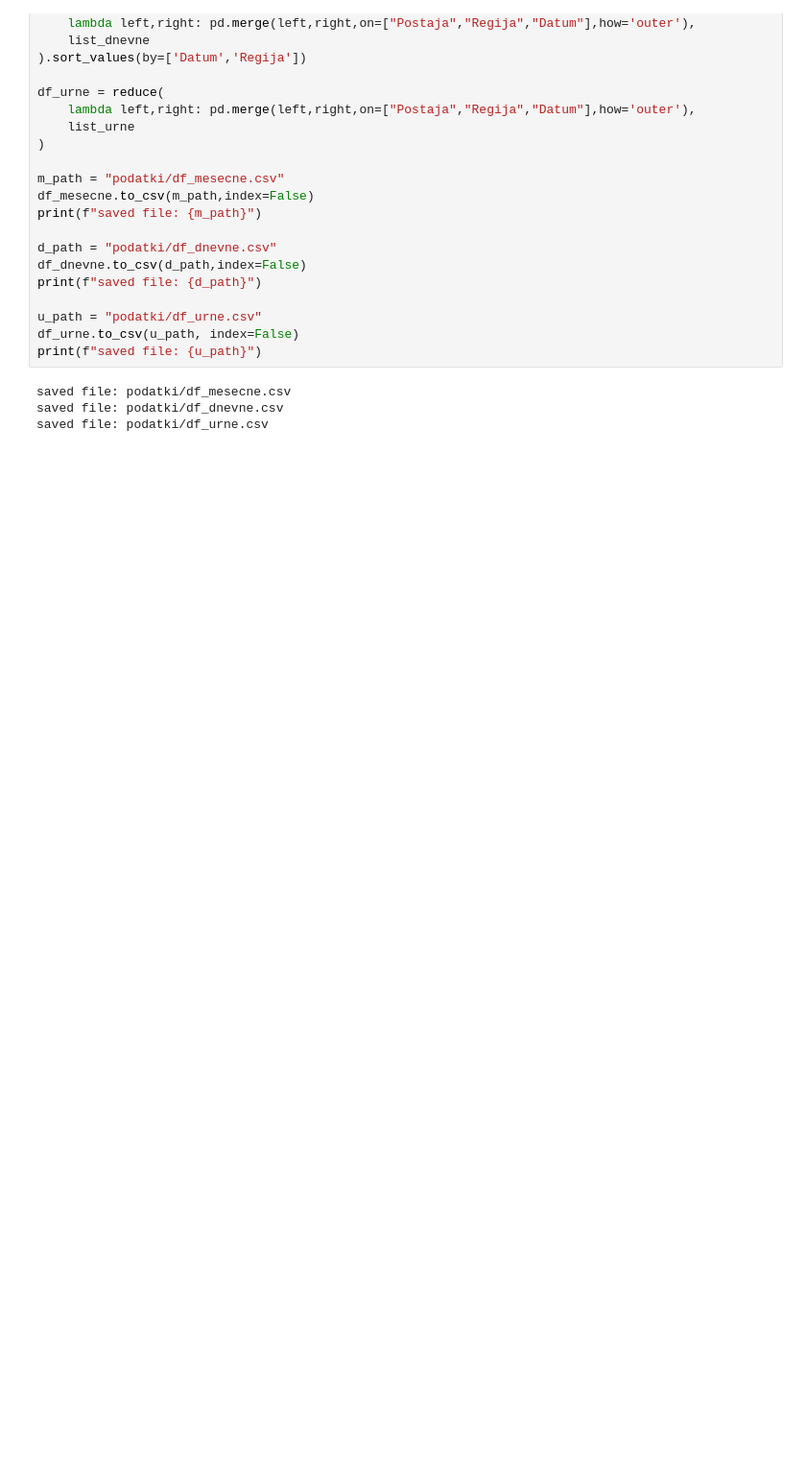
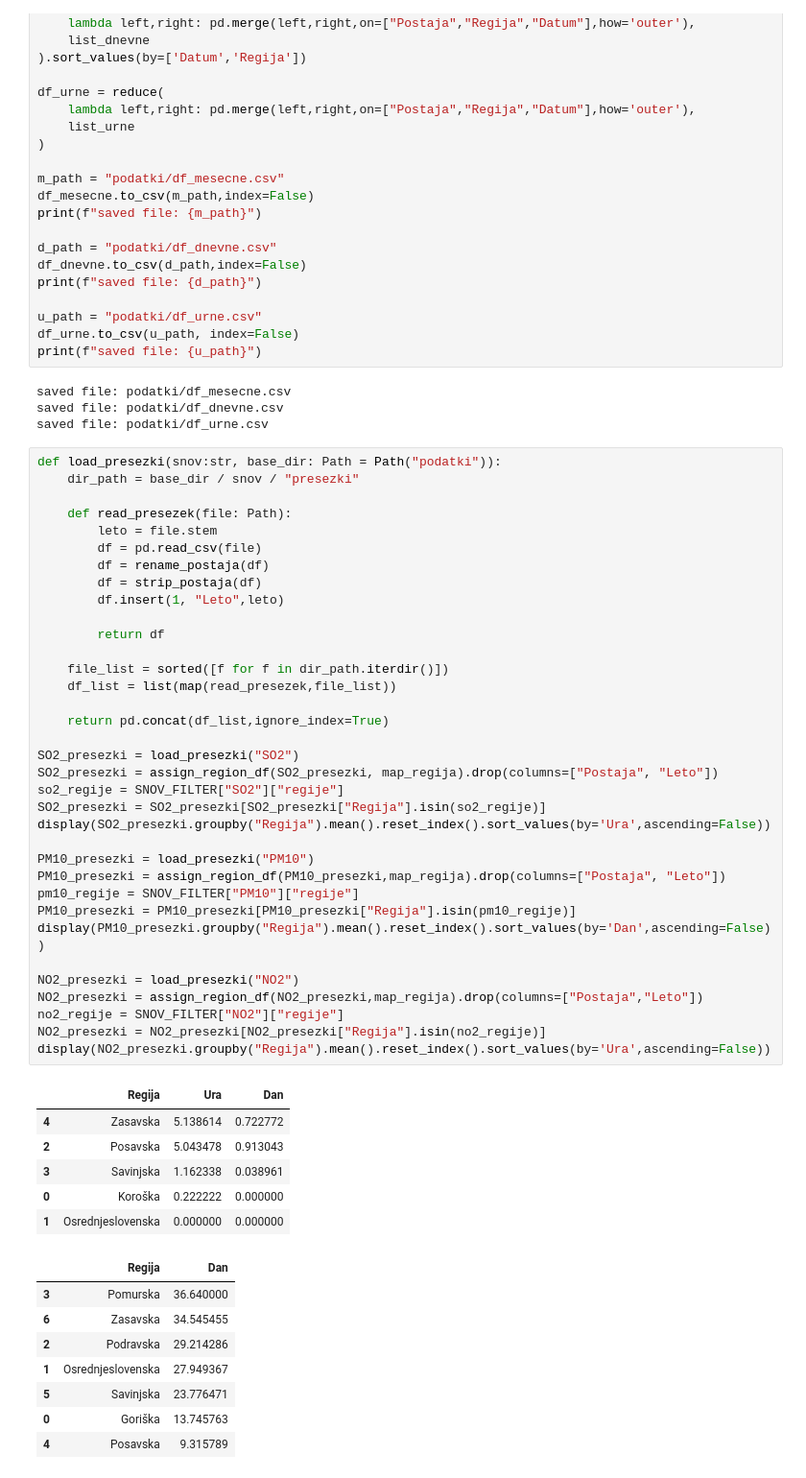
Before and after one commit to Nermin-Mujagic/MDR_analiza_zraka, a Jupyter notebook: 1_data_processing.ipynb, the cells around one changed output. Shown at 96% size. Drawn from its saved outputs; the diff is of its cells as text; blank space fills up the shorter version.

```diff
--- a/1_data_processing.ipynb
+++ b/1_data_processing.ipynb
@@ -181,3 +181,53 @@ print(f"saved file: {u_path}")
 saved file: podatki/df_mesecne.csv
 saved file: podatki/df_dnevne.csv
 saved file: podatki/df_urne.csv
+# %%
+def load_presezki(snov:str, base_dir: Path = Path("podatki")):
+    dir_path = base_dir / snov / "presezki"
+
+    def read_presezek(file: Path):
+        leto = file.stem
+        df = pd.read_csv(file)
+        df = rename_postaja(df)
+        df = strip_postaja(df)
+        df.insert(1, "Leto",leto)
+
+        return df
+
+    file_list = sorted([f for f in dir_path.iterdir()])
+    df_list = list(map(read_presezek,file_list))
+
+    return pd.concat(df_list,ignore_index=True)
+
+SO2_presezki = load_presezki("SO2")
+SO2_presezki = assign_region_df(SO2_presezki, map_regija).drop(columns=["Postaja", "Leto"])
+so2_regije = SNOV_FILTER["SO2"]["regije"]
+SO2_presezki = SO2_presezki[SO2_presezki["Regija"].isin(so2_regije)]
+display(SO2_presezki.groupby("Regija").mean().reset_index().sort_values(by='Ura',ascending=False))
+
+PM10_presezki = load_presezki("PM10")
+PM10_presezki = assign_region_df(PM10_presezki,map_regija).drop(columns=["Postaja", "Leto"])
+pm10_regije = SNOV_FILTER["PM10"]["regije"]
+PM10_presezki = PM10_presezki[PM10_presezki["Regija"].isin(pm10_regije)]
+display(PM10_presezki.groupby("Regija").mean().reset_index().sort_values(by='Dan',ascending=False))
+
+NO2_presezki = load_presezki("NO2")
+NO2_presezki = assign_region_df(NO2_presezki,map_regija).drop(columns=["Postaja","Leto"])
+no2_regije = SNOV_FILTER["NO2"]["regije"]
+NO2_presezki = NO2_presezki[NO2_presezki["Regija"].isin(no2_regije)]
+display(NO2_presezki.groupby("Regija").mean().reset_index().sort_values(by='Ura',ascending=False))
+# %% [output]
+|  | Regija | Ura | Dan |
+| 4 | Zasavska | 5.138614 | 0.722772 |
+| 2 | Posavska | 5.043478 | 0.913043 |
+| 3 | Savinjska | 1.162338 | 0.038961 |
+| 0 | Koroška | 0.222222 | 0.000000 |
+| 1 | Osrednjeslovenska | 0.000000 | 0.000000 |
+|  | Regija | Dan |
+| 3 | Pomurska | 36.640000 |
+| 6 | Zasavska | 34.545455 |
+| 2 | Podravska | 29.214286 |
+| 1 | Osrednjeslovenska | 27.949367 |
+| 5 | Savinjska | 23.776471 |
+| 0 | Goriška | 13.745763 |
+| 4 | Posavska | 9.315789 |
```
Also changed, not shown: parts of 3 cells of this notebook, 59 other files.
